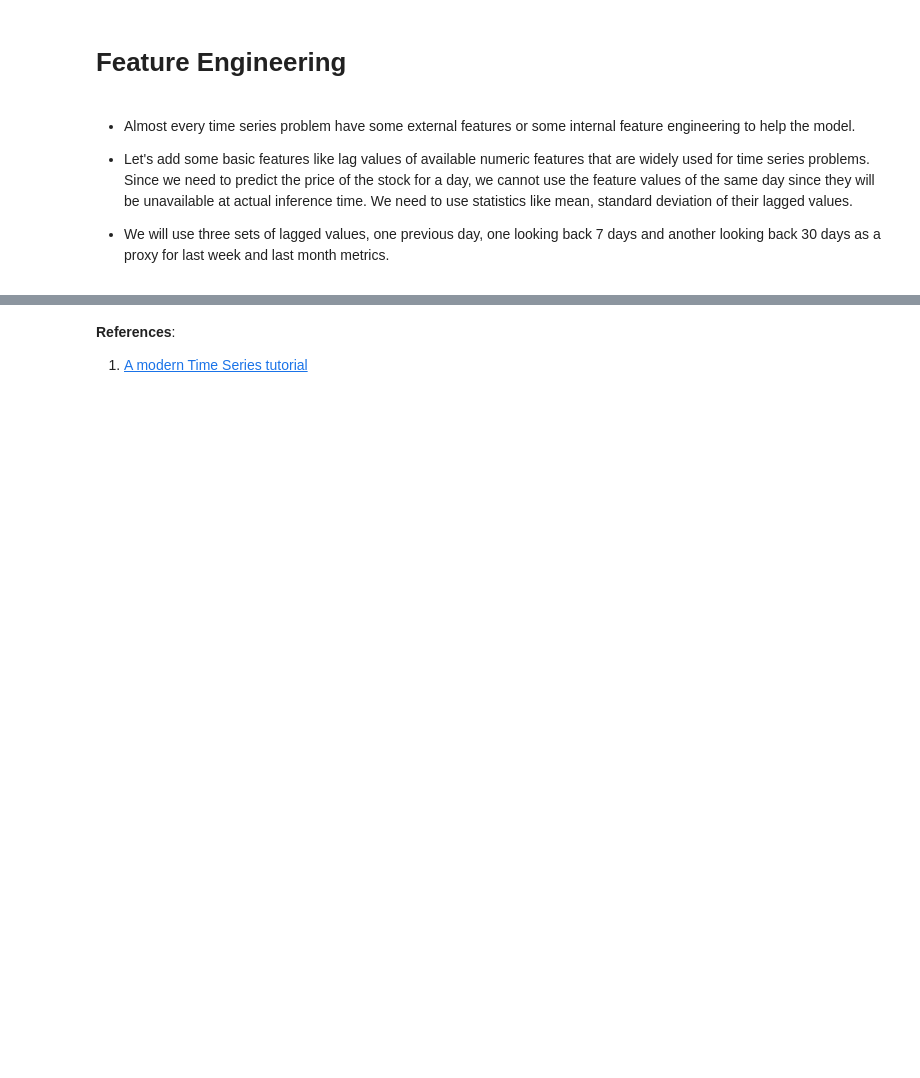
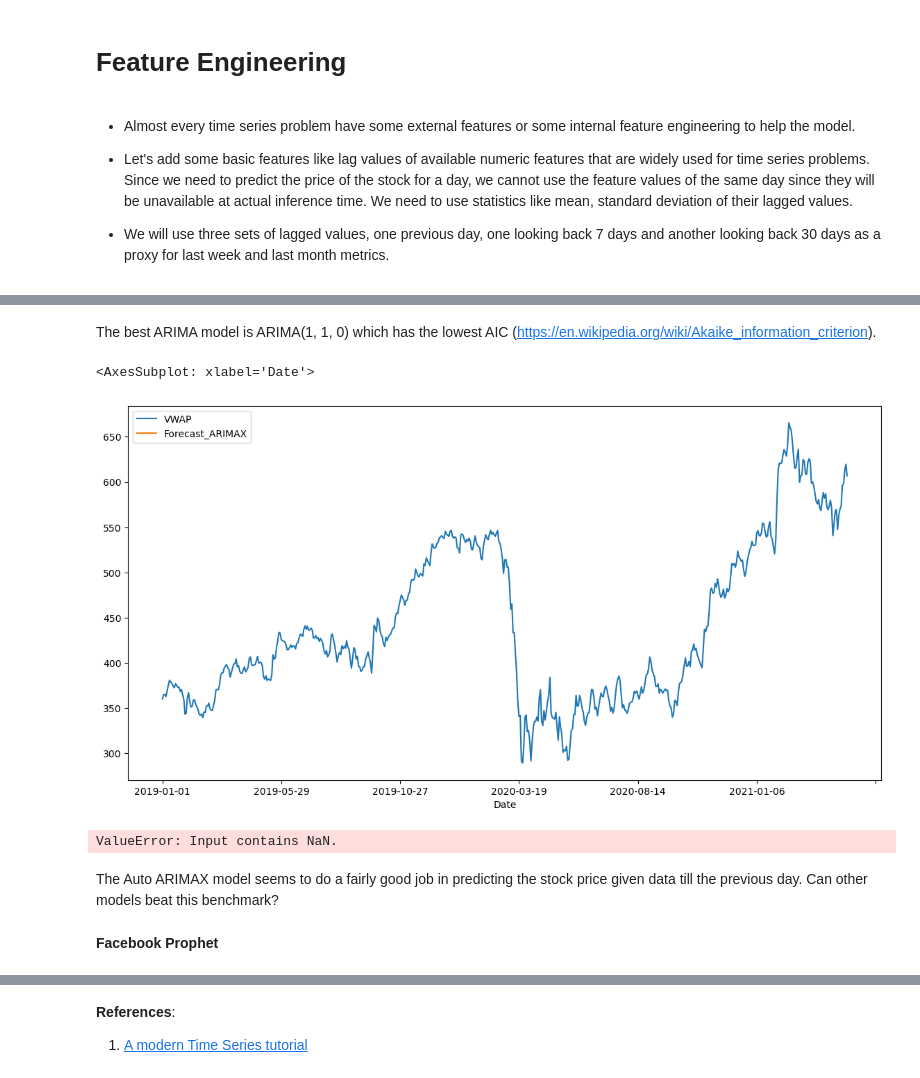
Before and after one commit to bhasarma/stock-market-prediction, a Jupyter notebook: stock-market-prediction.ipynb, the cells around one changed output, grey strips where cells are left out. Cells and saved outputs as stored; diff of their text form; code cells hidden in the pictures; blank space fills up the shorter version.

```diff
--- a/stock-market-prediction.ipynb
+++ b/stock-market-prediction.ipynb
@@ -68,0 +170,5 @@ df.head()
+# %%
+df_train = df[df.Date < "2013"]
+df_full_train = df[df.Date < "2017"]
+df_test = df[df.Date >= "2017"]
+df_val = df_full_train[df_full_train.Date >= "2013"]
@@ -81,0 +275,13 @@ df.VWAP.plot(figsize=(14, 7))
+# %%
+
+
+exogenous_features = ["High_mean_lag3", "High_std_lag3", "Low_mean_lag3", "Low_std_lag3",
+                      "Volume_mean_lag3", "Volume_std_lag3", "Turnover_mean_lag3",
+                      "Turnover_std_lag3", "Trades_mean_lag3", "Trades_std_lag3",
+                      "High_mean_lag7", "High_std_lag7", "Low_mean_lag7", "Low_std_lag7",
+                      "Volume_mean_lag7", "Volume_std_lag7", "Turnover_mean_lag7",
+                      "Turnover_std_lag7", "Trades_mean_lag7", "Trades_std_lag7",
+                      "High_mean_lag30", "High_std_lag30", "Low_mean_lag30", "Low_std_lag30",
+                      "Volume_mean_lag30", "Volume_std_lag30", "Turnover_mean_lag30",
+                      "Turnover_std_lag30", "Trades_mean_lag30", "Trades_std_lag30",
+                      "month", "week", "day", "day_of_week"]
@@ -81,0 +300,6 @@ df.VWAP.plot(figsize=(14, 7))
+# %%
+model = auto_arima(df_train.VWAP, exogenous=df_train[exogenous_features], trace=True, error_action="ignore", suppress_warnings=True)
+model.fit(df_train.VWAP, exogenous=df_train[exogenous_features])
+
+forecast = model.predict(n_periods=len(df_valid), exogenous=df_valid[exogenous_features])
+df_valid["Forecast_ARIMAX"] = forecast
@@ -81,0 +329,16 @@ df.VWAP.plot(figsize=(14, 7))
+# %% [markdown]
+The best ARIMA model is ARIMA(1, 1, 0) which has the lowest AIC (https://en.wikipedia.org/wiki/Akaike_information_criterion).
+# %%
+df_valid[["VWAP", "Forecast_ARIMAX"]].plot(figsize=(14, 7))
+# %% [output]
+<AxesSubplot: xlabel='Date'>
+[figure, added]
+# %%
+print("RMSE of Auto ARIMAX:", np.sqrt(mean_squared_error(df_valid.VWAP, df_valid.Forecast_ARIMAX)))
+print("ab\nMAE of Auto ARIMAX:", mean_absolute_error(df_valid.VWAP, df_valid.Forecast_ARIMAX))
+# %% [output]
+ValueError: Input contains NaN.
+# %% [markdown]
+The Auto ARIMAX model seems to do a fairly good job in predicting the stock price given data till the previous day. Can other models beat this benchmark?
+# %% [markdown]
+**Facebook Prophet**
```
Also changed, not shown: parts of 54 cells of this notebook.
